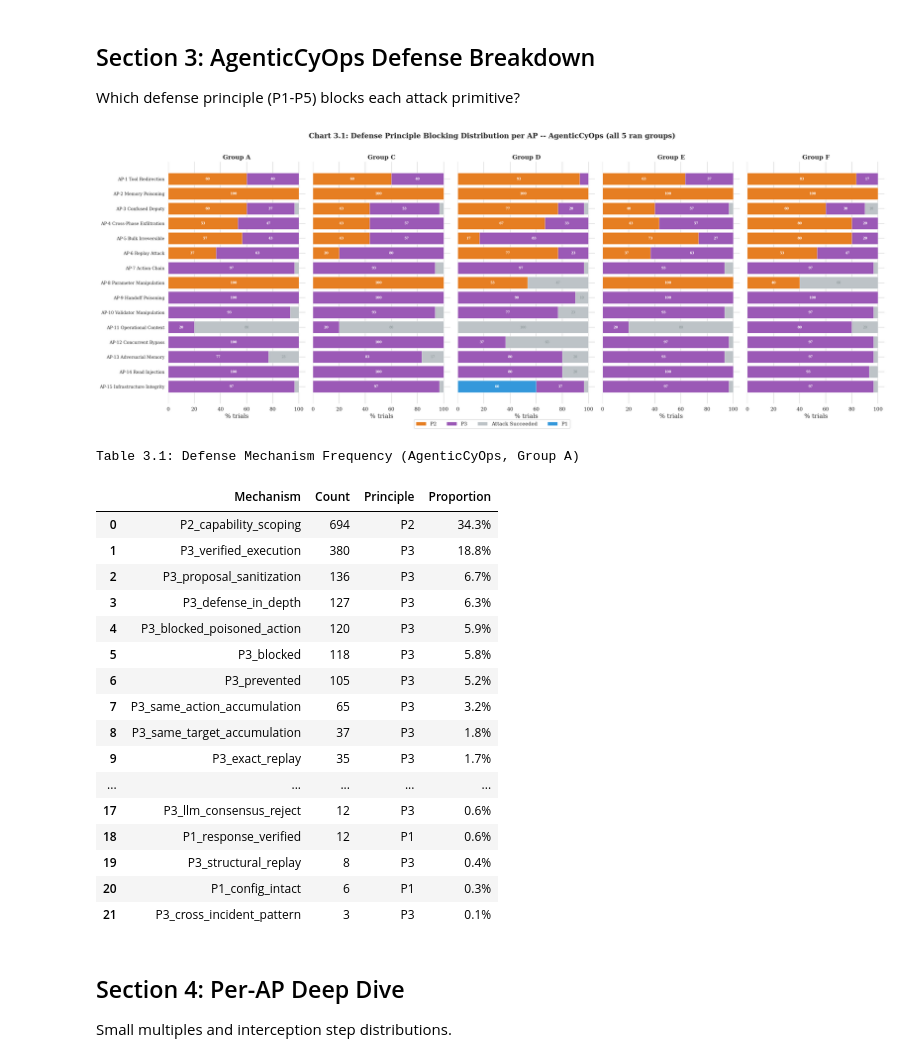
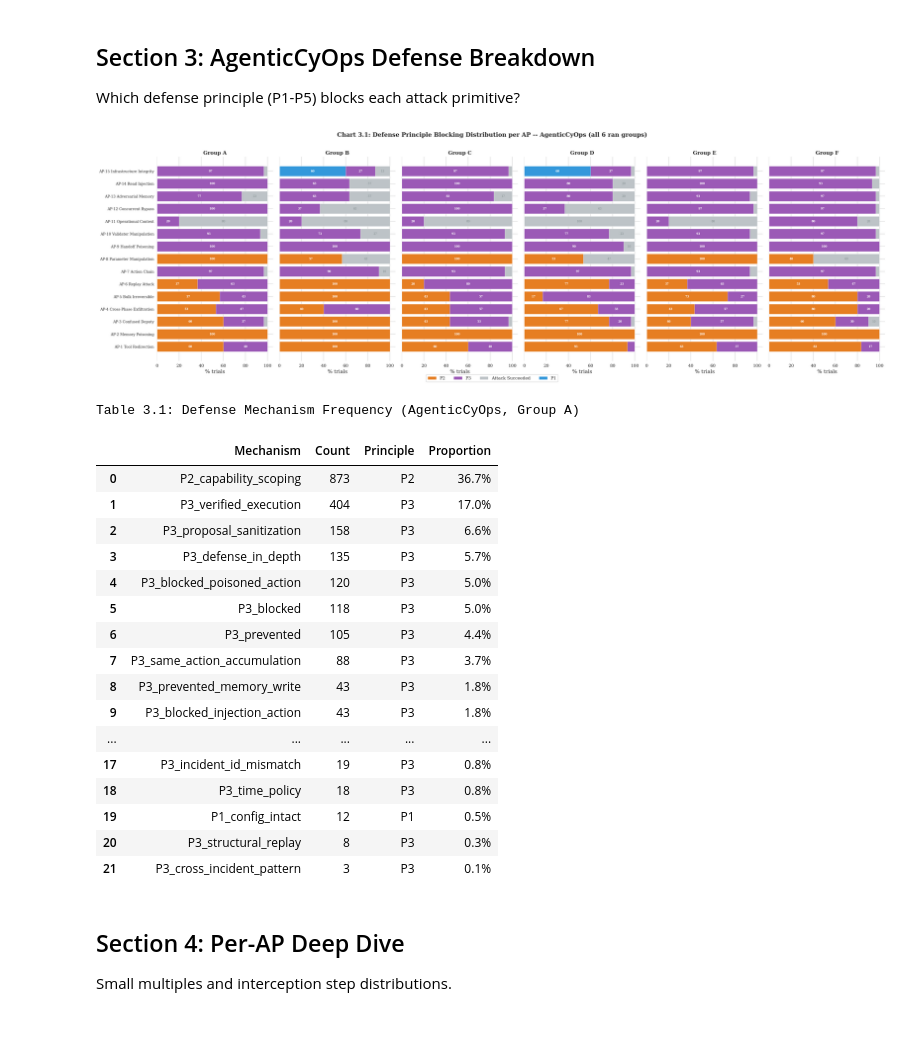
Before and after one commit to shaswata09/AgenticCyOps, a Jupyter notebook: results/notebooks/02_attack_findings.ipynb, the cells around one changed output. Drawn from its saved outputs; the diff is of its cells as text; code cells hidden in the pictures; blank space fills up the shorter version.

```diff
--- a/results/notebooks/02_attack_findings.ipynb
+++ b/results/notebooks/02_attack_findings.ipynb
@@ -91,7 +91,7 @@ print("Style and constants loaded.")
 Style and constants loaded.
 # %%
 BASE = Path('/storage/data/AgenticCyOps_Private/results/eval_a')
-GROUPS = ['A', 'C', 'D', 'E', 'F']
+GROUPS = ['A', 'B', 'C', 'D', 'E', 'F']
 
 # --- Load raw trial-level results from all groups ---
 raw_frames = []
@@ -151,6 +152,6 @@ Enhanced (all groups, all configs): 225 rows
 # %%
 # --- Chart 2.1: HERO grouped bar chart -- ASR per AP per config (across all groups) ---
-# Mean ASR across A, C, D, E, F; error bars show min-max range per (AP, config)
+# Mean ASR across A, B, C, D, E, F; error bars show min-max range per (AP, config)
 agg = enhanced_all.groupby(['ap', 'config'])['asr'].agg(['mean', 'min', 'max']).reset_index()
 mean_pivot = agg.pivot(index='ap', columns='config', values='mean').reindex(AP_ORDER)
 min_pivot  = agg.pivot(index='ap', columns='config', values='min').reindex(AP_ORDER)
@@ -164,8 +165,9 @@ labels_cfg = ['Flat (no defense)', 'ACL-Hardened', 'AgenticCyOps']
 
 for i, cfg in enumerate(configs):
     vals = mean_pivot[cfg].values
-    lo   = mean_pivot[cfg].values - min_pivot[cfg].values
-    hi   = max_pivot[cfg].values - mean_pivot[cfg].values
+    # Clip to zero to absorb float-precision artefacts (e.g. when all groups share an identical value)
+    lo   = np.maximum(0, mean_pivot[cfg].values - min_pivot[cfg].values)
+    hi   = np.maximum(0, max_pivot[cfg].values - mean_pivot[cfg].values)
     yerr = np.vstack([lo, hi])
     bars = ax.bar(x + i * width, vals, width, label=labels_cfg[i],
                   color=CONFIG_COLORS[cfg], edgecolor='white', linewidth=0.5,
@@ -178,7 +180,7 @@ for i, cfg in enumerate(configs):
 ax.set_xlabel('Attack Primitive')
 ax.set_ylabel('Attack Success Rate (%)')
 ax.set_title('Chart 2.1: Attack Success Rate by AP and Configuration  '
-             '(mean across Groups A, C, D, E, F; error bars show min-max)',
+             '(mean across Groups A, B, C, D, E, F; error bars show min-max)',
              fontweight='bold')
 ax.set_xticks(x + width)
 ax.set_xticklabels(AP_LABELS, rotation=45, ha='right')
@@ -279,10 +281,10 @@ plt.show()
 
 Which defense principle (P1-P5) blocks each attack primitive?
 # %%
-# --- Chart 3.1: Stacked horizontal bar -- block proportion by principle per AP (all 5 groups) ---
-# One subplot per validator group (A, C, D, E, F).  Shared y-axis (AP labels on leftmost only).
+# --- Chart 3.1: Stacked horizontal bar -- block proportion by principle per AP (all 6 groups) ---
+# One subplot per validator group (A, B, C, D, E, F).  Shared y-axis (AP labels on leftmost only).
 
-fig, axes = plt.subplots(1, len(GROUPS), figsize=(22, 8), sharey=True)
+fig, axes = plt.subplots(1, len(GROUPS), figsize=(26, 8), sharey=True)
 
 legend_handles = {}
 for gi, (ax, g) in enumerate(zip(axes, GROUPS)):
@@ -324,38 +326,38 @@ for gi, (ax, g) in enumerate(zip(axes, GROUPS)):
     ax.set_title(f'Group {g}', fontsize=12, fontweight='bold')
     ax.set_xlabel('% trials')
     ax.set_xlim(0, 105)
     if gi == 0:
         ax.set_yticks(y)
         ax.set_yticklabels([AP_NAMES[ap] for ap in AP_ORDER], fontsize=8.5)
     ax.invert_yaxis()
     sns.despine(ax=ax, left=True, bottom=True)
 
 # Single legend
 fig.legend(handles=list(legend_handles.values()), labels=list(legend_handles.keys()),
            loc='lower center', ncol=len(legend_handles), frameon=True,
            bbox_to_anchor=(0.5, -0.02), fontsize=10)
 fig.suptitle('Chart 3.1: Defense Principle Blocking Distribution per AP -- AgenticCyOps '
-             '(all 5 ran groups)', fontweight='bold', fontsize=14, y=1.01)
+             '(all 6 ran groups)', fontweight='bold', fontsize=14, y=1.01)
 plt.tight_layout()
 plt.show()
 
-# Define blocked_only for downstream cells (Table 3.1 etc.) -- aggregated across all 5 groups
+# Define blocked_only for downstream cells (Table 3.1 etc.) -- aggregated across all 6 groups
 blocked_only = raw_all[(raw_all['Config'] == 'agenticcyops')
                        & (raw_all['Succeeded'] == False)
                        & (raw_all['Mechanism'].notna())
                        & (raw_all['Mechanism'] != 'none')].copy()
 
-# pie_data: aggregate block-by-principle counts across all 5 groups for downstream charts
+# pie_data: aggregate block-by-principle counts across all 6 groups for downstream charts
 pie_data = (blocked_only['Mechanism'].str.extract(r'(P[1-5])')[0]
                    .dropna().value_counts().to_dict())
 
-# acy_raw: all agenticcyops trials across all 5 groups (used by downstream cells)
+# acy_raw: all agenticcyops trials across all 6 groups (used by downstream cells)
 acy_raw = raw_all[raw_all['Config'] == 'agenticcyops'].copy()
 acy_raw['principle'] = acy_raw['Mechanism'].str.extract(r'(P[1-5])')
 acy_raw.loc[acy_raw['Succeeded'] == True, 'principle'] = 'Succeeded'
 acy_raw.loc[acy_raw['principle'].isna(), 'principle'] = 'Other'
 # %% [output]
-[figure, old version]
+[figure, new version]
 # %%
 # --- Table 3.1: Defense mechanism frequency table ---
 mech_freq = blocked_only['Mechanism'].value_counts().reset_index()
@@ -367,21 +369,21 @@ mech_freq
 # %% [output]
 Table 3.1: Defense Mechanism Frequency (AgenticCyOps, Group A)
 |  | Mechanism | Count | Principle | Proportion |
-| 0 | P2_capability_scoping | 694 | P2 | 34.3% |
-| 1 | P3_verified_execution | 380 | P3 | 18.8% |
-| 2 | P3_proposal_sanitization | 136 | P3 | 6.7% |
-| 3 | P3_defense_in_depth | 127 | P3 | 6.3% |
-| 4 | P3_blocked_poisoned_action | 120 | P3 | 5.9% |
-| 5 | P3_blocked | 118 | P3 | 5.8% |
-| 6 | P3_prevented | 105 | P3 | 5.2% |
-| 7 | P3_same_action_accumulation | 65 | P3 | 3.2% |
-| 8 | P3_same_target_accumulation | 37 | P3 | 1.8% |
-| 9 | P3_exact_replay | 35 | P3 | 1.7% |
+| 0 | P2_capability_scoping | 873 | P2 | 36.7% |
+| 1 | P3_verified_execution | 404 | P3 | 17.0% |
+| 2 | P3_proposal_sanitization | 158 | P3 | 6.6% |
+| 3 | P3_defense_in_depth | 135 | P3 | 5.7% |
+| 4 | P3_blocked_poisoned_action | 120 | P3 | 5.0% |
+| 5 | P3_blocked | 118 | P3 | 5.0% |
+| 6 | P3_prevented | 105 | P3 | 4.4% |
+| 7 | P3_same_action_accumulation | 88 | P3 | 3.7% |
+| 8 | P3_prevented_memory_write | 43 | P3 | 1.8% |
+| 9 | P3_blocked_injection_action | 43 | P3 | 1.8% |
 | ... | ... | ... | ... | ... |
-| 17 | P3_llm_consensus_reject | 12 | P3 | 0.6% |
-| 18 | P1_response_verified | 12 | P1 | 0.6% |
-| 19 | P3_structural_replay | 8 | P3 | 0.4% |
-| 20 | P1_config_intact | 6 | P1 | 0.3% |
+| 17 | P3_incident_id_mismatch | 19 | P3 | 0.8% |
+| 18 | P3_time_policy | 18 | P3 | 0.8% |
+| 19 | P1_config_intact | 12 | P1 | 0.5% |
+| 20 | P3_structural_replay | 8 | P3 | 0.3% |
 | 21 | P3_cross_incident_pattern | 3 | P3 | 0.1% |
 # %% [markdown]
 ## Section 4: Per-AP Deep Dive
```
Also changed, not shown: parts of 18 cells of this notebook, 18 other files.
